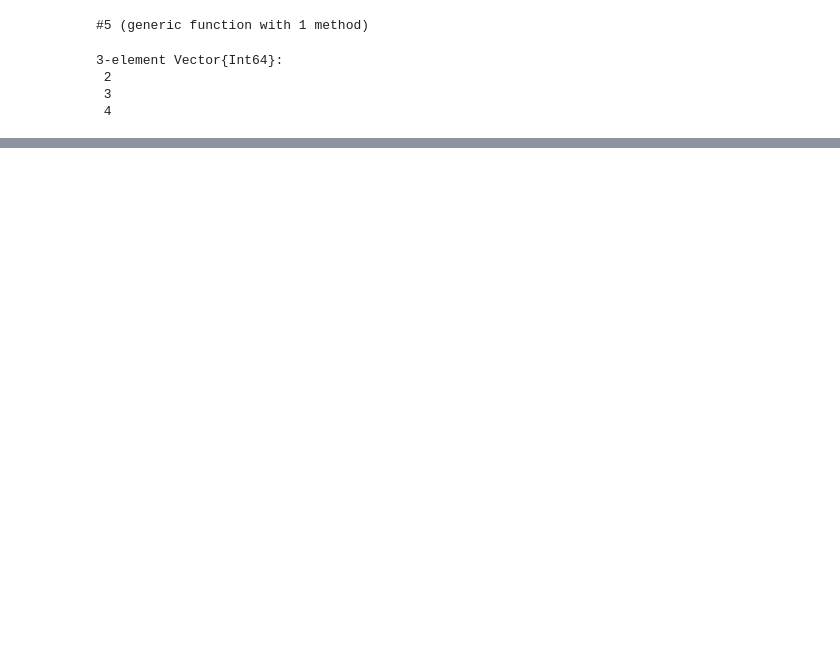
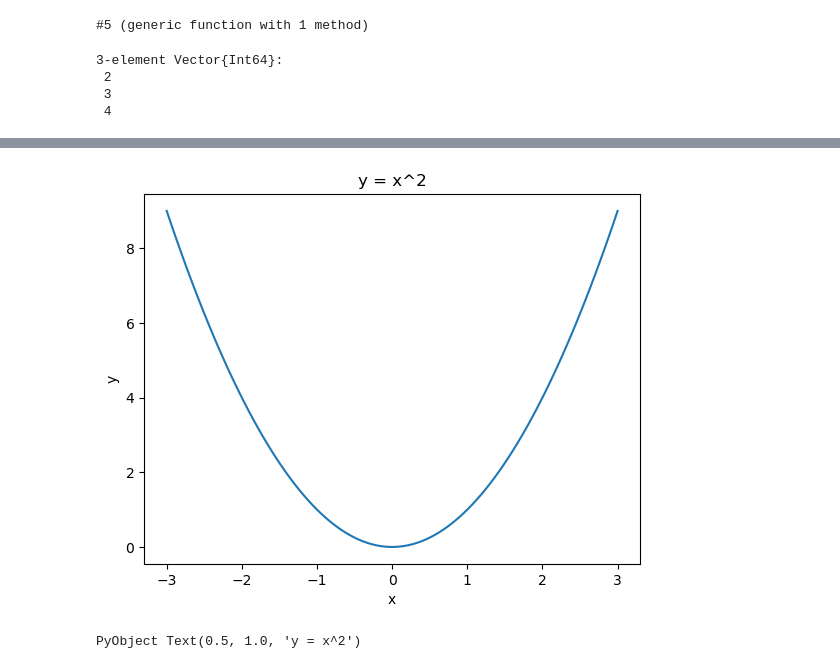
Before and after one commit to HidehikoMURAO/JuliaBayesBook, a Jupyter notebook: 1. Julia basics.ipynb, the cells around one changed output, grey strips where cells are left out. Cells and saved outputs as stored; diff of their text form; code cells hidden in the pictures; blank space fills up the shorter version.

```diff
--- a/1. Julia basics.ipynb
+++ b/1. Julia basics.ipynb
@@ -286,0 +342,15 @@ end
+# %%
+func(x) = x^2
+
+xs = range(-3, 3, length = 100)
+
+fig, ax = subplots()
+
+ax.plot(xs, func.(xs), "-")
+
+ax.set_xlabel("x")
+ax.set_ylabel("y")
+ax.set_title("y = x^2")
+# %% [output]
+[figure, added]
+PyObject Text(0.5, 1.0, 'y = x^2')
```
Also changed, not shown: parts of 25 cells of this notebook.
